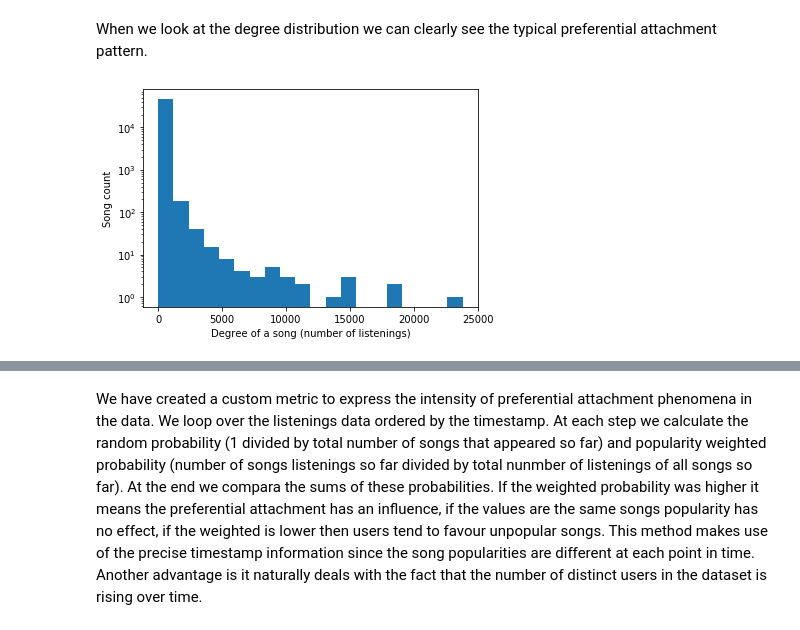
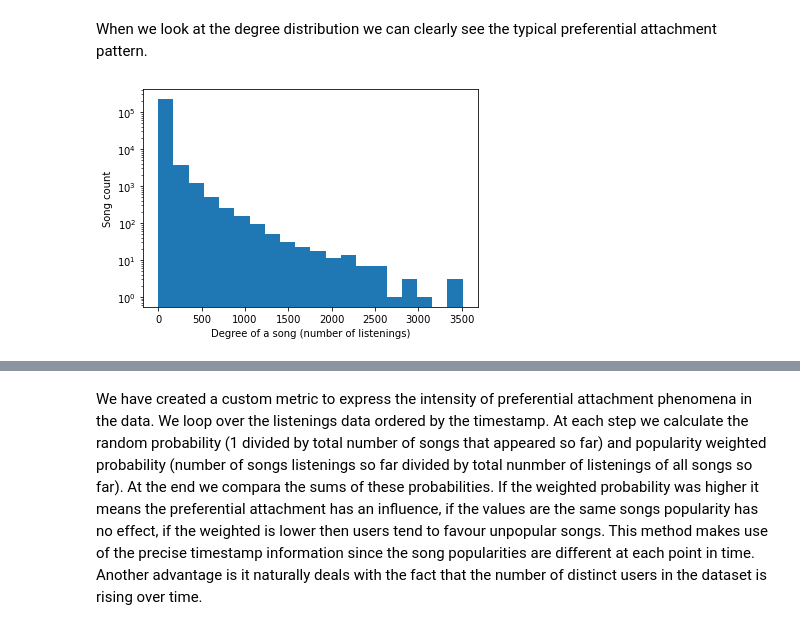
Before and after one commit to maref1/interdisciplinary_project_last_fm, a Jupyter notebook: preferential_attachment_analysis.ipynb, the cells around one changed output, grey strips where cells are left out. Drawn from its saved outputs; the diff is of its cells as text; code cells hidden in the pictures.

```diff
--- a/preferential_attachment_analysis.ipynb
+++ b/preferential_attachment_analysis.ipynb
@@ -7,9 +7,9 @@ import matplotlib
 from tqdm import tqdm
 import random
 # %%
-listenings = pd.read_csv('preprocessed_data/listenings_with_years_and_users.csv')
+listenings = pd.read_csv('preprocessed_data/listenings_with_years_and_users.csv',parse_dates=['timestamp','album_date'])
 # we only take a look at songs released in the year 2005 and later (when the dataset begins)
-listenings = listenings[listenings['year']>=2005]
+listenings = listenings[listenings['album_date'].apply(lambda x: x.year)>=2005]
 # we create a unique identifier from artist and track name
 listenings['art_tra_name'] = listenings['artname'] + '@' + listenings['traname']
 # sort the listenings by time
@@ -27,15 +27,15 @@ When we look at the degree distribution we can clearly see the typical preferent
 # %%
 # log scaled degree distribution for songs
 
 G = nx.MultiGraph()
 G.add_nodes_from(listenings['userid'], isSong=False)
 G.add_nodes_from(listenings['art_tra_name'], isSong=True)
 G.add_edges_from(list(zip(listenings['userid'],listenings['art_tra_name'])),time = listenings['timestamp'])
 songDegrees = [G.degree(n) for n,data in G.nodes(data=True) if data['isSong']==True]
 plt.hist(songDegrees, bins=20)
 plt.xlabel('Degree of a song (number of listenings)')
 plt.ylabel('Song count')
-plt.yscale('log', nonposy='clip')
+plt.yscale('log', nonpositive='clip')
 plt.show()
 # %% [output]
-[figure, old version]
+[figure, new version]
```
Also changed, not shown: parts of 11 cells of this notebook.
